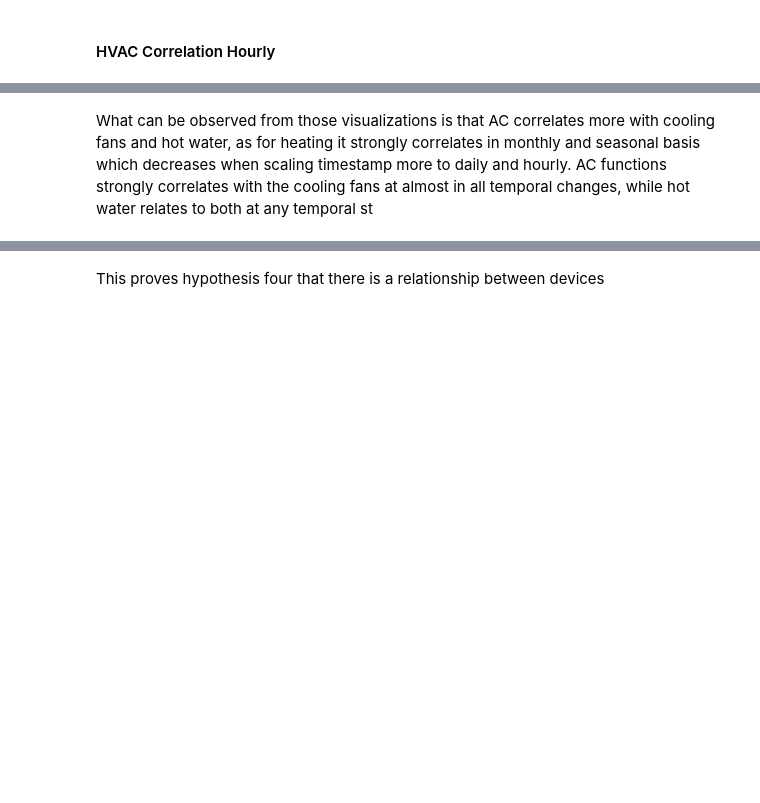
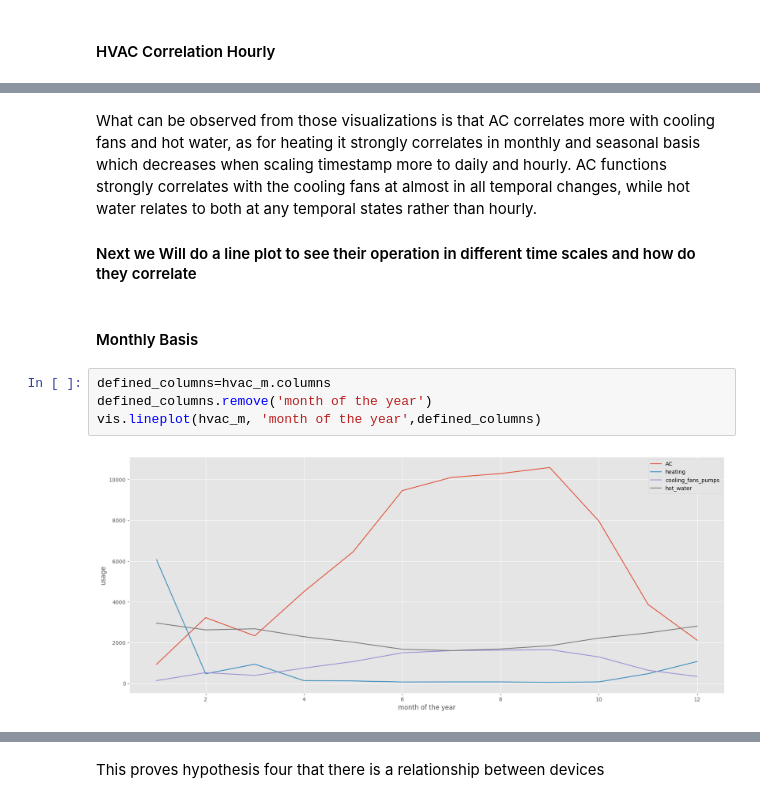
Before and after one commit to 1nuc/load-profile-decomposition, a Jupyter notebook: src/Customer_analysis/run.ipynb, the cells around one changed output, grey strips where cells are left out. Drawn from its saved outputs; the diff is of its cells as text; blank space fills up the shorter version.

```diff
--- a/src/Customer_analysis/run.ipynb
+++ b/src/Customer_analysis/run.ipynb
@@ -465,2 +455,11 @@ vis.heatmap(hvac_h.corr(), hvac_h.columns)
 # %% [markdown]
-What can be observed from those visualizations is that AC correlates more with cooling fans and hot water, as for heating it strongly correlates in monthly and seasonal basis which decreases when scaling timestamp more to daily and hourly. AC functions strongly correlates with the cooling fans at almost in all temporal changes, while hot water relates to both at any temporal st
+What can be observed from those visualizations is that AC correlates more with cooling fans and hot water, as for heating it strongly correlates in monthly and seasonal basis which decreases when scaling timestamp more to daily and hourly. AC functions strongly correlates with the cooling fans at almost in all temporal changes, while hot water relates to both at any temporal states rather than hourly.
+#### Next we Will do a line plot to see their operation in different time scales and how do they correlate
+# %% [markdown]
+#### Monthly Basis
+# %%
+defined_columns=hvac_m.columns
+defined_columns.remove('month of the year')
+vis.lineplot(hvac_m, 'month of the year',defined_columns)
+# %% [output]
+[figure, added]
```
Also changed, not shown: parts of 15 cells of this notebook.
